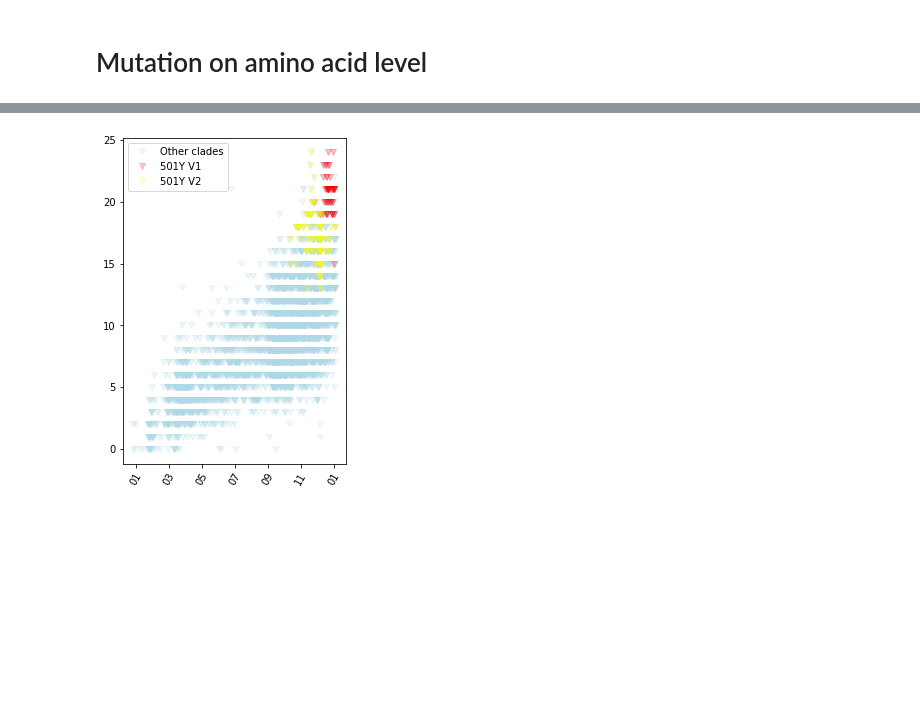
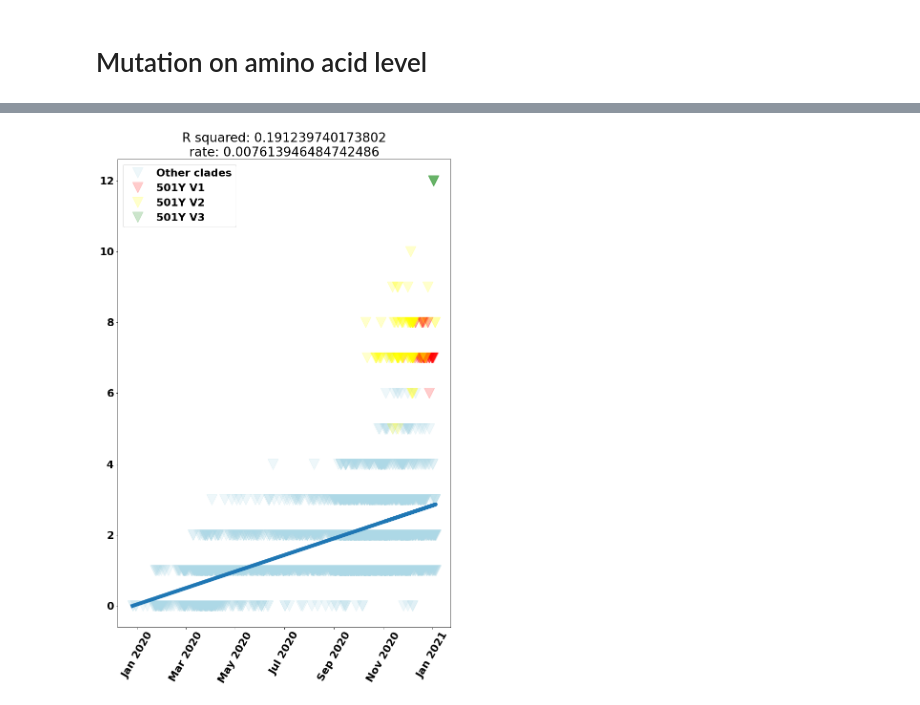
Before and after one commit to wuaipinglab/SARS-CoV-2_mutation, a Jupyter notebook: mutation_accumulation.ipynb, the cells around one changed output, grey strips where cells are left out. Saved outputs shown, nothing was run; the diff lists cells and outputs as text; code cells hidden in the pictures; blank space fills up the shorter version.

```diff
--- a/mutation_accumulation.ipynb
+++ b/mutation_accumulation.ipynb
@@ -36,3 +25,5 @@ metadata
+# %%
+siteMapping = pd.read_csv(os.path.join(REFSEQ_DIR, "SARS_CoV_2.csv"), index_col=0)
 # %% [markdown]
 # Mutation on amino acid level
 # %%
@@ -91,0 +184,10 @@ nonN501Y = noOutlier[~(isV1 | isV2)]
+# %%
+spikeSites = siteMapping[siteMapping['product'] == "S"]
+spikeAAsites = spikeSites['peptidePos'].unique()
+spikeGenomeSites = spikeSites['genomePos'].unique()
+# %%
+spike_start = min(spikeGenomeSites) - 1
+spike_end = max(spikeGenomeSites)
+
+spikeAA_start = min(spikeAAsites) - 1
+spikeAA_end = max(spikeAAsites)
@@ -100,45 +242,83 @@ len(noOutlier)
-# %%
-colors = {
-    "Other clades": "lightblue",
-    "501Y V1": "red",
-    "501Y V2": "yellow"
-}
 # %%
-fig, ax = plt.subplots(figsize = (4, 6))
+noOutlier = spikeMut[spikeMut['snpNum'] < 1000]
+
+isV1 = noOutlier['clade'].str.contains("501Y.V1")
+isV2 = noOutlier['clade'].str.contains("501Y.V2")
+isV3 = noOutlier['clade'].str.contains("501Y.V3")
+
+N501Y_V1 = noOutlier[isV1]
+N501Y_V2 = noOutlier[isV2]
+N501Y_V3 = noOutlier[isV3]
+
+nonN501Y = noOutlier[~(isV1 | isV2 | isV3)]
+
+fig, ax = plt.subplots(figsize = (12.5, 18))
 
 clade = "Other clades"
 ax.plot_date(
-    noOutlier['date'],
-    noOutlier['mutNum'],
+    nonN501Y['date'],
+    nonN501Y['mutNum'],
     alpha = 0.2,
     marker = 'v',
     color = colors[clade],
-    label = clade
+    label = clade,
+    markersize = 22
 )
 clade = "501Y V1"
 ax.plot_date(
     N501Y_V1['date'],
     N501Y_V1['mutNum'],
     alpha = 0.2,
     marker = 'v',
     color = colors[clade],
-    label = clade
+    label = clade,
+    markersize = 22
 )
 clade = "501Y V2"
 ax.plot_date(
     N501Y_V2['date'],
     N501Y_V2['mutNum'],
     alpha = 0.2,
     marker = 'v',
     color = colors[clade],
-    label = clade
+    label = clade,
+    markersize = 22
 )
+clade = "501Y V3"
+ax.plot_date(
+    N501Y_V3['date'],
+    N501Y_V3['mutNum'],
+    alpha = 0.2,
+    marker = 'v',
+    color = colors[clade],
+    label = clade,
+    markersize = 22
+)
+
 ax.tick_params(axis='x', labelrotation=60)
-ax.xaxis.set_major_formatter(DateFormatter('%m'))
+ax.xaxis.set_major_formatter(DateFormatter('%b %Y'))
+
+dateAsNum = date2num(noOutlier["date"])
+# m, b = np.polyfit(dateAsNum, noOutlier['mutNum'], 1)
+
+b, m = polyfit_with_fixed_points(1,
+                                 np.array(dateAsNum),
+                                 np.array(noOutlier['mutNum']),
+                                 np.array([dateAsNum[0]]),
+                                 np.array([0]))
+# poly = np.polynomial.Polynomial(params)
+# plt.plot(noOutlier["date"], poly(dateAsNum), '-')
+
+plt.plot(noOutlier["date"], m*dateAsNum + b, linewidth = 8)
+
+ssTotal = np.square(np.array(noOutlier['mutNum']) - np.mean(np.array(noOutlier['mutNum'])))
+ssReg = np.square(np.array(m*dateAsNum + b) - np.mean(np.array(noOutlier['mutNum'])))
+
+plt.title('R squared: {}\nrate: {}'.format(sum(ssReg) / sum(ssTotal), m))
 
 plt.legend(loc='upper left')
-plt.savefig(os.path.join(PLOTS_DIR, "mutation_count.pdf"))
+plt.savefig(os.path.join(PLOTS_DIR, "spike_mutation_count.pdf"))
 
 plt.show()
 # %% [output]
-[figure, old version]
+[figure, new version]
```
Also changed, not shown: parts of 16 cells of this notebook, 6 other files.
